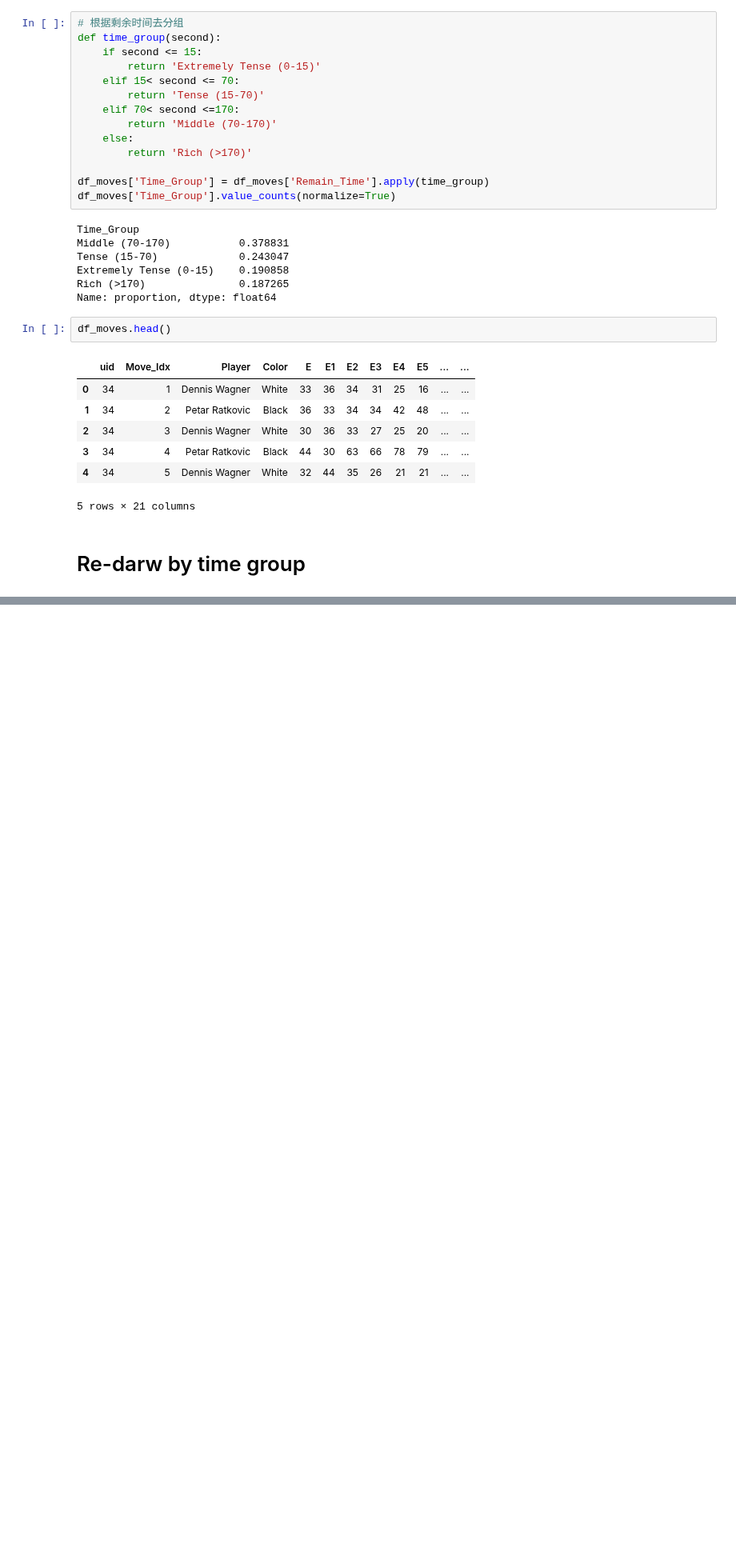
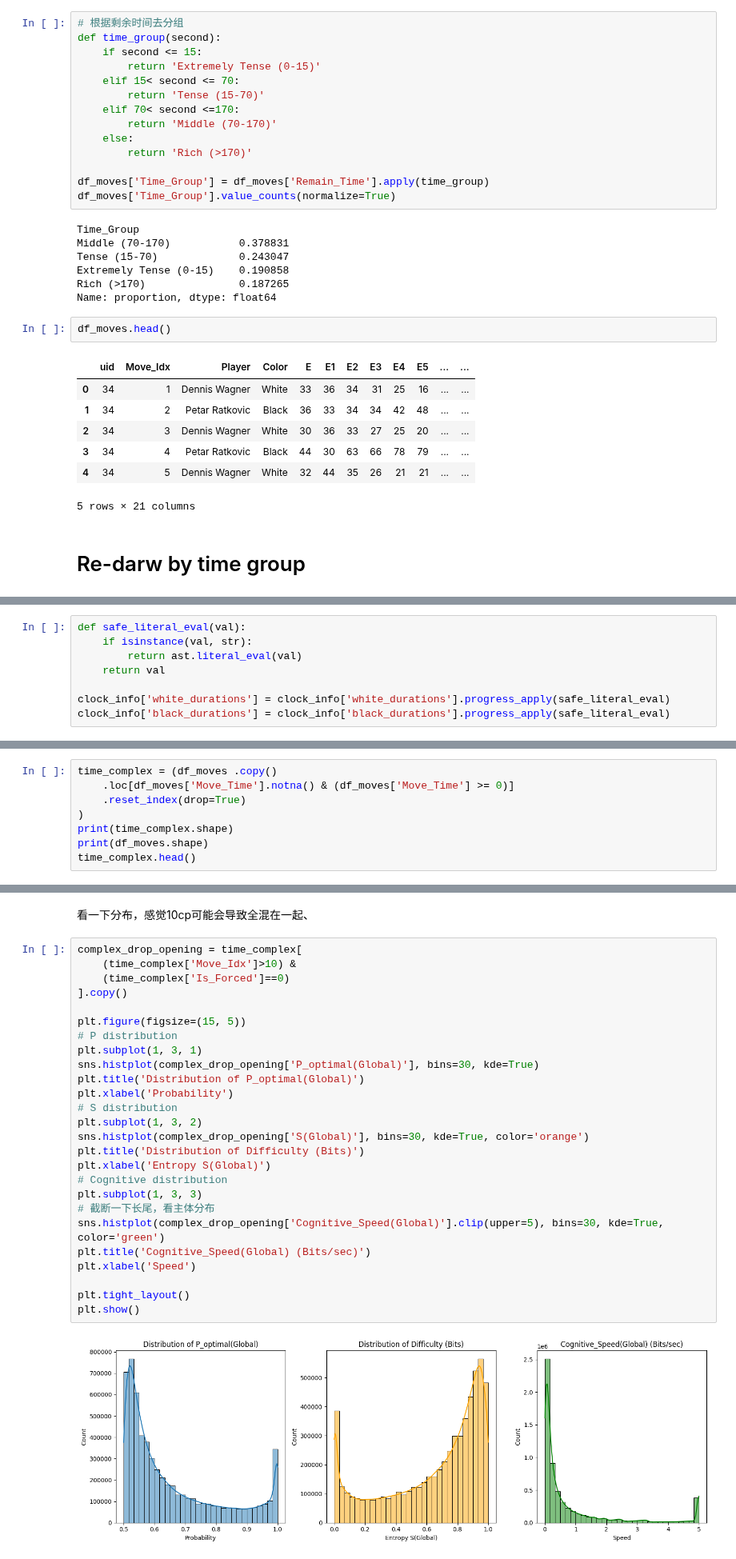
Before and after one commit to zZimablueee/Chess, a Jupyter notebook: complexity/delta_0/delta1.ipynb, the cells around one changed output, grey strips where cells are left out. Shown at 80% size. Saved outputs shown, nothing was run; the diff lists cells and outputs as text; blank space fills up the shorter version.

```diff
--- a/complexity/delta_0/delta1.ipynb
+++ b/complexity/delta_0/delta1.ipynb
@@ -936,0 +959,8 @@ for e_group in elo_groups:
+# %%
+def safe_literal_eval(val):
+    if isinstance(val, str):
+        return ast.literal_eval(val)
+    return val
+
+clock_info['white_durations'] = clock_info['white_durations'].progress_apply(safe_literal_eval)
+clock_info['black_durations'] = clock_info['black_durations'].progress_apply(safe_literal_eval)
@@ -936,0 +1027,8 @@ for e_group in elo_groups:
+# %%
+time_complex = (df_moves .copy()
+    .loc[df_moves['Move_Time'].notna() & (df_moves['Move_Time'] >= 0)]
+    .reset_index(drop=True)
+)
+print(time_complex.shape)
+print(df_moves.shape)
+time_complex.head()
@@ -936,0 +1084,30 @@ for e_group in elo_groups:
+# %% [markdown]
+看一下分布，感觉10cp可能会导致全混在一起、
+# %%
+complex_drop_opening = time_complex[
+    (time_complex['Move_Idx']>10) &
+    (time_complex['Is_Forced']==0)
+].copy()
+
+plt.figure(figsize=(15, 5))
+# P distribution
+plt.subplot(1, 3, 1)
+sns.histplot(complex_drop_opening['P_optimal(Global)'], bins=30, kde=True)
+plt.title('Distribution of P_optimal(Global)')
+plt.xlabel('Probability')
+# S distribution
+plt.subplot(1, 3, 2)
+sns.histplot(complex_drop_opening['S(Global)'], bins=30, kde=True, color='orange')
+plt.title('Distribution of Difficulty (Bits)')
+plt.xlabel('Entropy S(Global)')
+# Cognitive distribution
+plt.subplot(1, 3, 3)
+# 截断一下长尾，看主体分布
+sns.histplot(complex_drop_opening['Cognitive_Speed(Global)'].clip(upper=5), bins=30, kde=True, color='green')
+plt.title('Cognitive_Speed(Global) (Bits/sec)')
+plt.xlabel('Speed')
+
+plt.tight_layout()
+plt.show()
+# %% [output]
+[figure, added]
```
Also changed, not shown: parts of 27 cells of this notebook.
